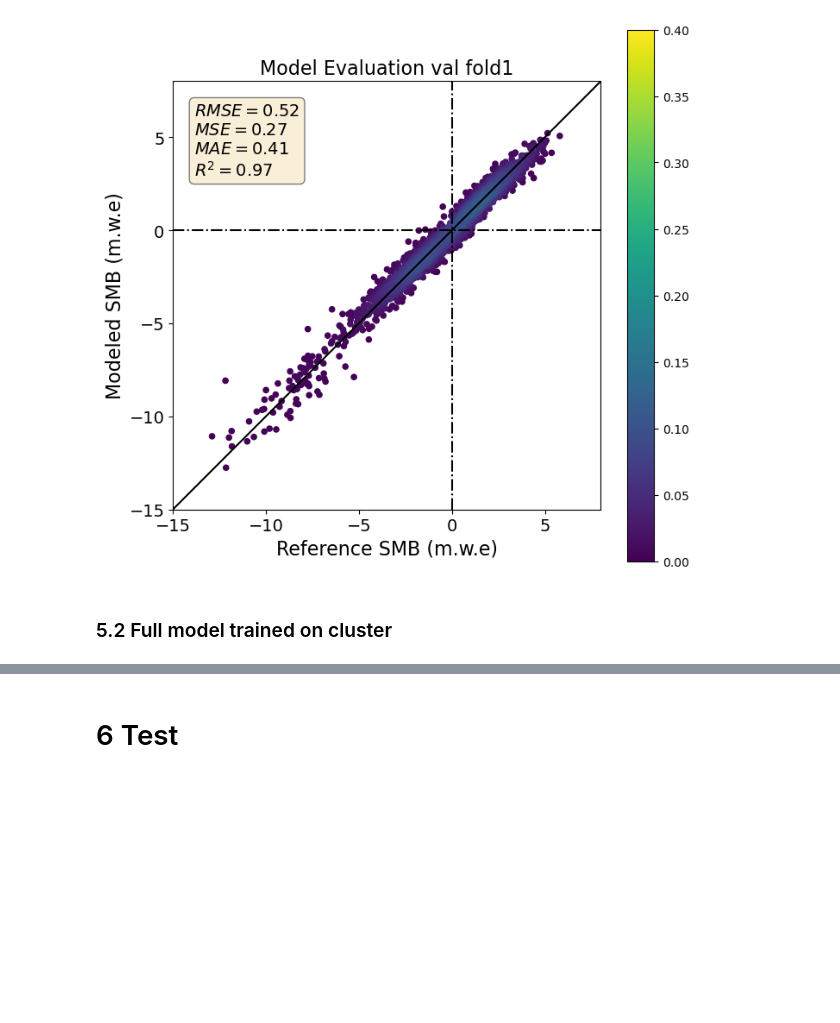
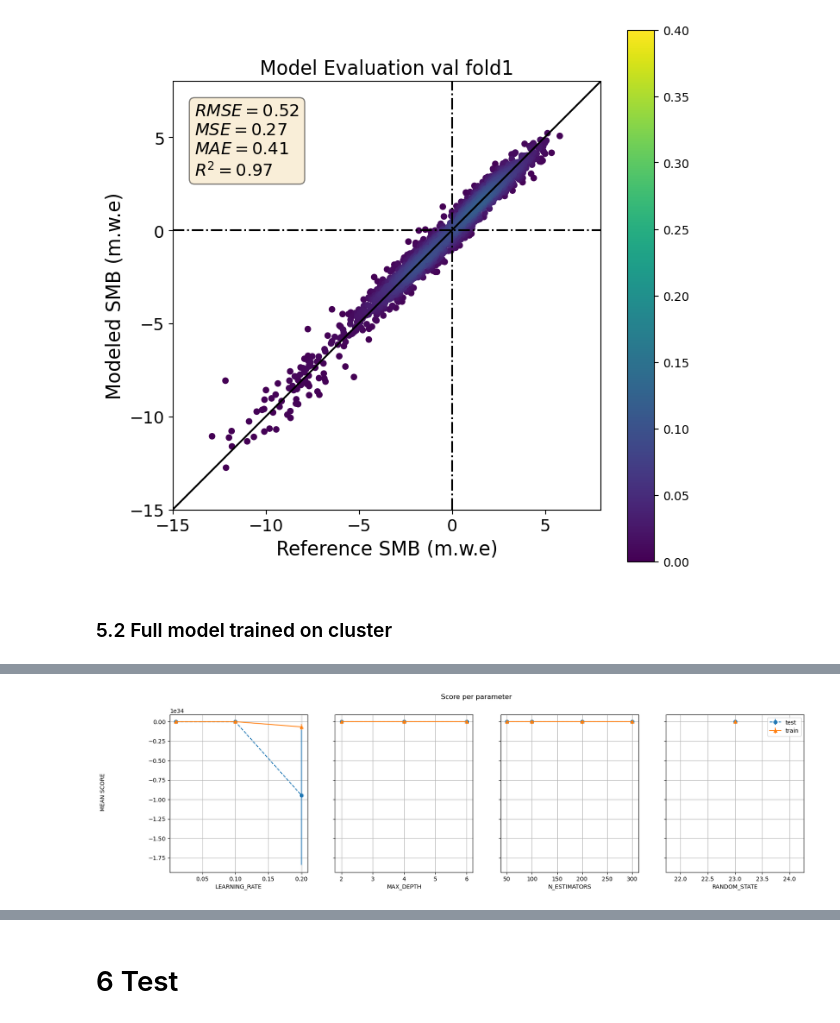
Before and after one commit to khsjursen/ML_MB_Norway, a Jupyter notebook: mb_model_custom_loss.ipynb, the cells around one changed output, grey strips where cells are left out. Drawn from its saved outputs; the diff is of its cells as text; code cells hidden in the pictures; blank space fills up the shorter version.

```diff
--- a/mb_model_custom_loss.ipynb
+++ b/mb_model_custom_loss.ipynb
@@ -1653,3 +1713,7 @@ CustomXGBRegressor(base_score=None, booster=None, callbacks=None,
 #import joblib
 #cv_grid = joblib.load('Models/Custom_loss/2024-06-14_19-29-23/custom_loss_best_model.bin')
 #best_model = cv_grid.best_estimator_
+# %%
+plot_gsearch_results(clf_loaded)
+# %% [output]
+[figure, added]
```
Also changed, not shown: parts of 21 cells of this notebook.
